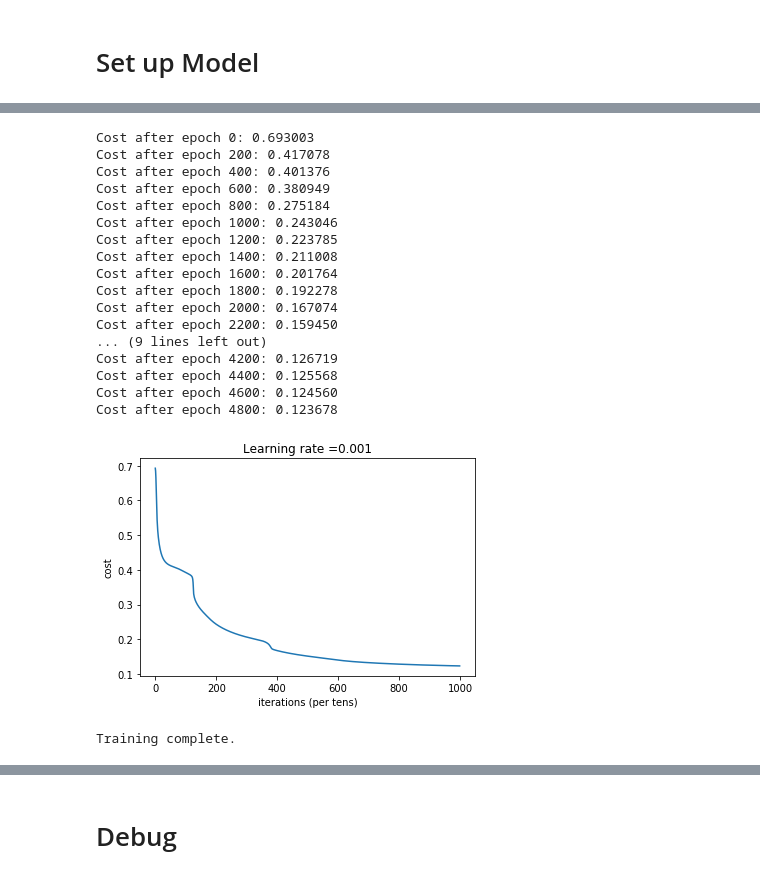
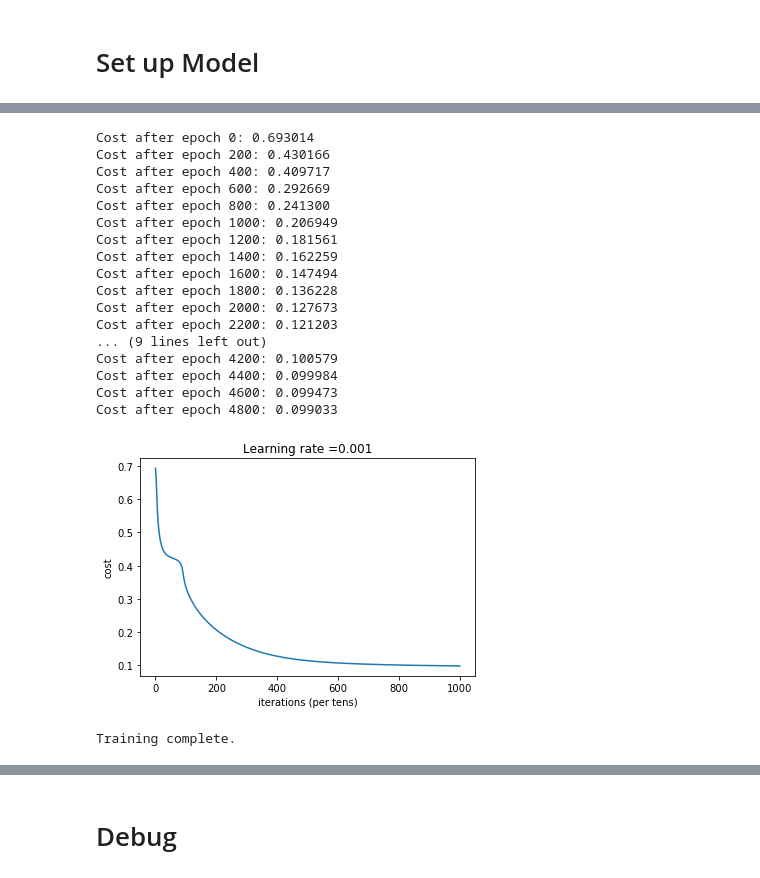
Before and after one commit to chrismbryant/anchor-vector-optimization, a Jupyter notebook: w2v test.ipynb, the cells around one changed output, grey strips where cells are left out. Saved outputs shown, nothing was run; the diff lists cells and outputs as text; code cells hidden in the pictures.

```diff
--- a/w2v test.ipynb
+++ b/w2v test.ipynb
@@ -394,28 +422,29 @@ def model(X_train,
 # %%
 pred, params = model(X_train,
                      Y_train,
                      X_test,
                      Y_test,
-                     k = 5,
+                     k = 3,
+                     q = 0.0001,
                      learning_rate = 0.001,
                      num_epochs = 5000)
 # %% [output]
-Cost after epoch 0: 0.693003
-Cost after epoch 200: 0.417078
-Cost after epoch 400: 0.401376
-Cost after epoch 600: 0.380949
-Cost after epoch 800: 0.275184
-Cost after epoch 1000: 0.243046
-Cost after epoch 1200: 0.223785
-Cost after epoch 1400: 0.211008
-Cost after epoch 1600: 0.201764
-Cost after epoch 1800: 0.192278
-Cost after epoch 2000: 0.167074
-Cost after epoch 2200: 0.159450
+Cost after epoch 0: 0.693014
+Cost after epoch 200: 0.430166
+Cost after epoch 400: 0.409717
+Cost after epoch 600: 0.292669
+Cost after epoch 800: 0.241300
+Cost after epoch 1000: 0.206949
+Cost after epoch 1200: 0.181561
+Cost after epoch 1400: 0.162259
+Cost after epoch 1600: 0.147494
+Cost after epoch 1800: 0.136228
+Cost after epoch 2000: 0.127673
+Cost after epoch 2200: 0.121203
 ... (9 lines left out)
-Cost after epoch 4200: 0.126719
-Cost after epoch 4400: 0.125568
-Cost after epoch 4600: 0.124560
-Cost after epoch 4800: 0.123678
+Cost after epoch 4200: 0.100579
+Cost after epoch 4400: 0.099984
+Cost after epoch 4600: 0.099473
+Cost after epoch 4800: 0.099033
-[figure, old version]
+[figure, new version]
 Training complete.
```
Also changed, not shown: parts of 9 cells of this notebook, 13 other files.
